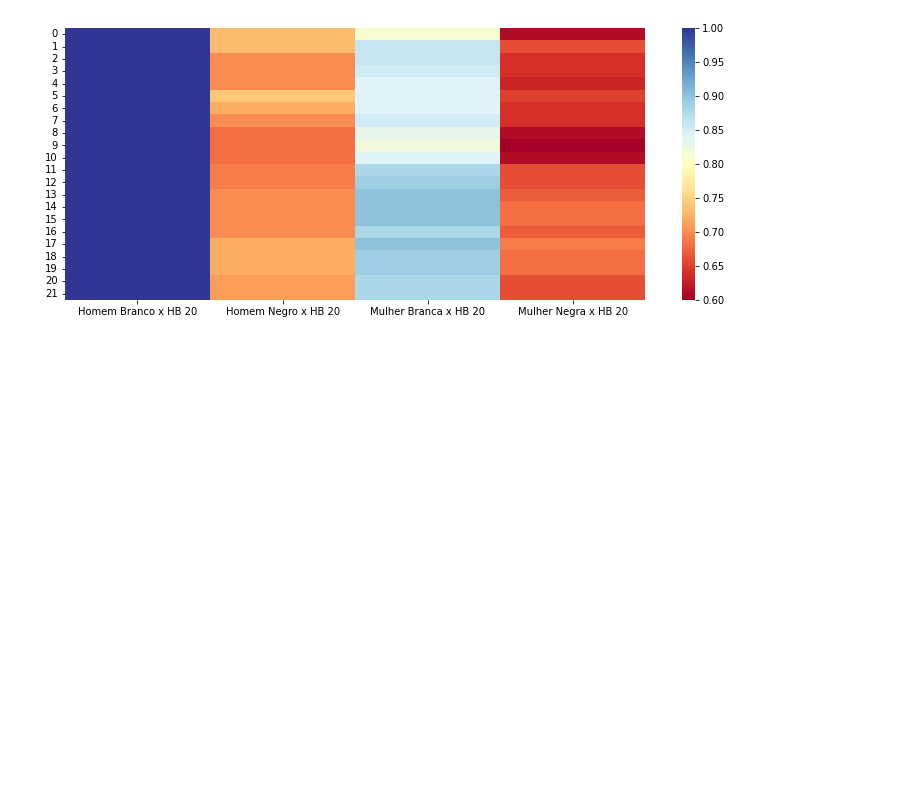
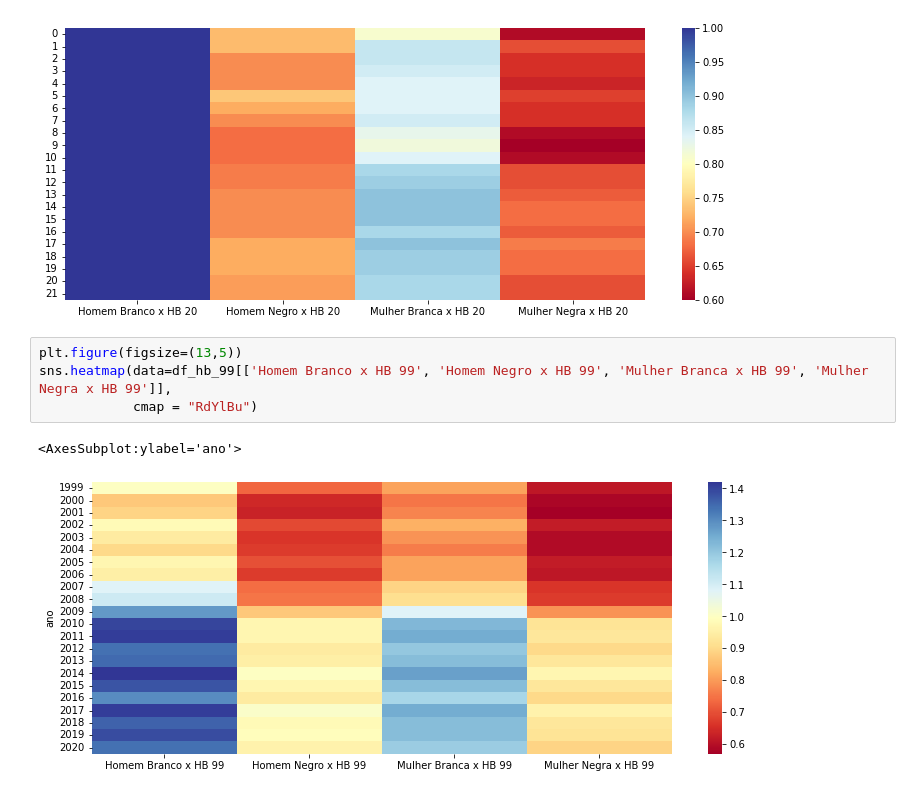
Before and after one commit to deborabastos/hacker_fiscalizacao, a Jupyter notebook: serviores.ipynb, the cells around one changed output. Cells and saved outputs as stored; diff of their text form; blank space fills up the shorter version.

Commit message:
heatmap

```diff
--- a/serviores.ipynb
+++ b/serviores.ipynb
@@ -342,3 +342,10 @@ sns.heatmap(data=df_hb_20[['Homem Branco x HB 20', 'Homem Negro x HB 20', 'Mulhe
 # %% [output]
 <AxesSubplot:>
 [figure]
+# %%
+plt.figure(figsize=(13,5))
+sns.heatmap(data=df_hb_99[['Homem Branco x HB 99', 'Homem Negro x HB 99', 'Mulher Branca x HB 99', 'Mulher Negra x HB 99']],
+            cmap = "RdYlBu")
+# %% [output]
+<AxesSubplot:ylabel='ano'>
+[figure, added]
```
